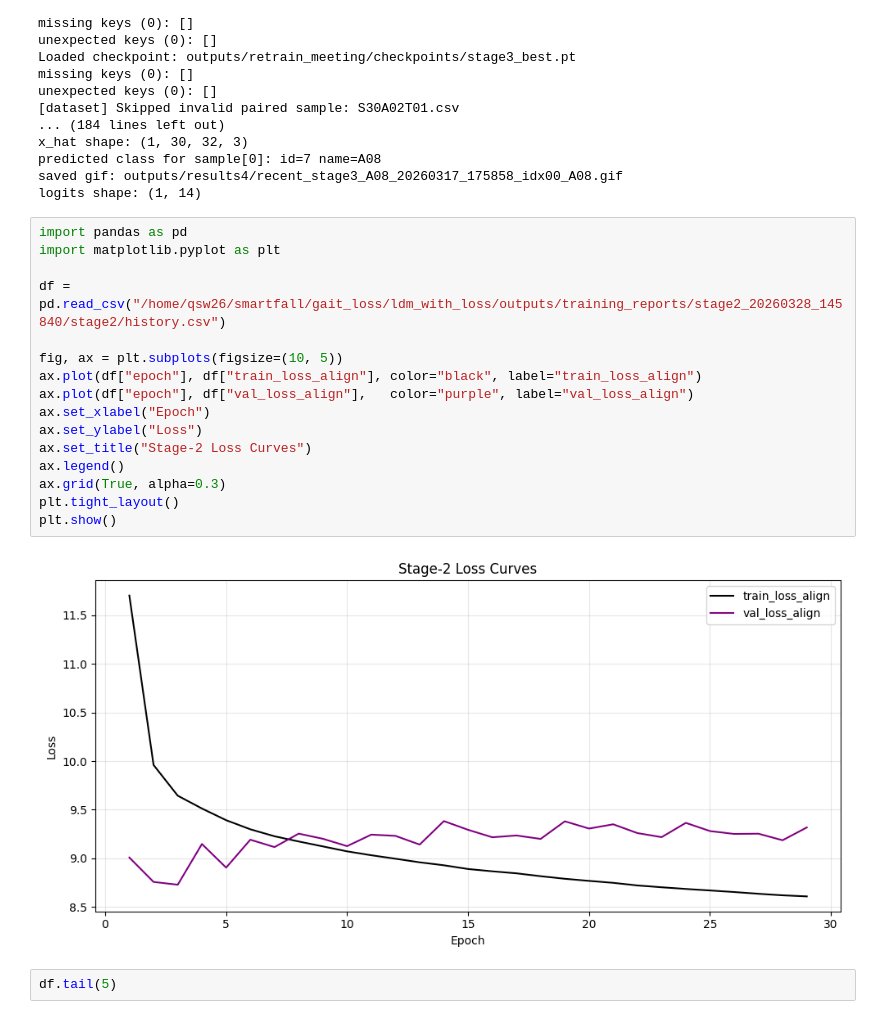
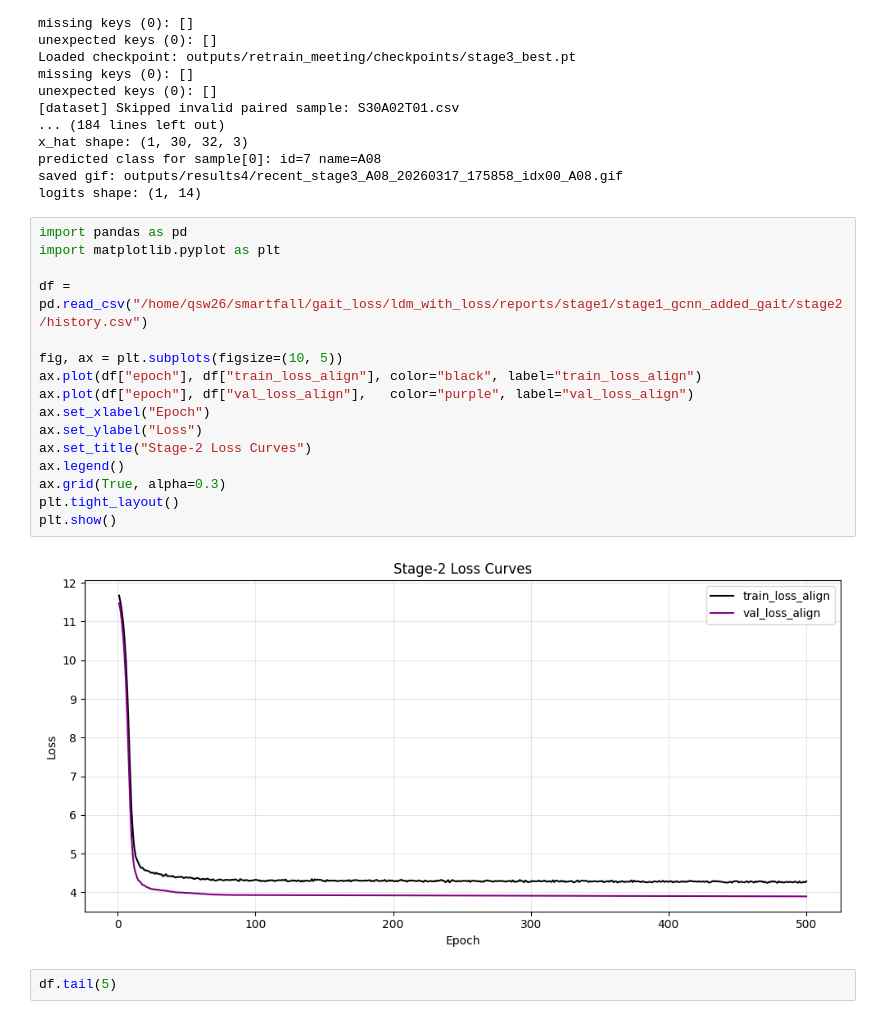
Before and after one commit to Amul-byte/ldm, a Jupyter notebook: nalaysis.ipynb, the cells around one changed output. Cells and saved outputs as stored; diff of their text form.

```diff
--- a/nalaysis.ipynb
+++ b/nalaysis.ipynb
@@ -62,21 +68,21 @@ logits shape: (1, 14)
 # %%
 import pandas as pd
 import matplotlib.pyplot as plt
 
-df = pd.read_csv("/home/qsw26/smartfall/gait_loss/ldm_with_loss/outputs/training_reports/stage2_20260328_145840/stage2/history.csv")
+df = pd.read_csv("/home/qsw26/smartfall/gait_loss/ldm_with_loss/reports/stage1/stage1_gcnn_added_gait/stage2/history.csv")
 
 fig, ax = plt.subplots(figsize=(10, 5))
 ax.plot(df["epoch"], df["train_loss_align"], color="black", label="train_loss_align")
 ax.plot(df["epoch"], df["val_loss_align"],   color="purple", label="val_loss_align")
 ax.set_xlabel("Epoch")
 ax.set_ylabel("Loss")
 ax.set_title("Stage-2 Loss Curves")
 ax.legend()
 ax.grid(True, alpha=0.3)
 plt.tight_layout()
 plt.show()
 # %% [output]
-[figure, old version]
+[figure, new version]
 # %%
 df.tail(5)
 # %% [output]
```
Also changed, not shown: parts of 6 cells of this notebook, 22 other files.
